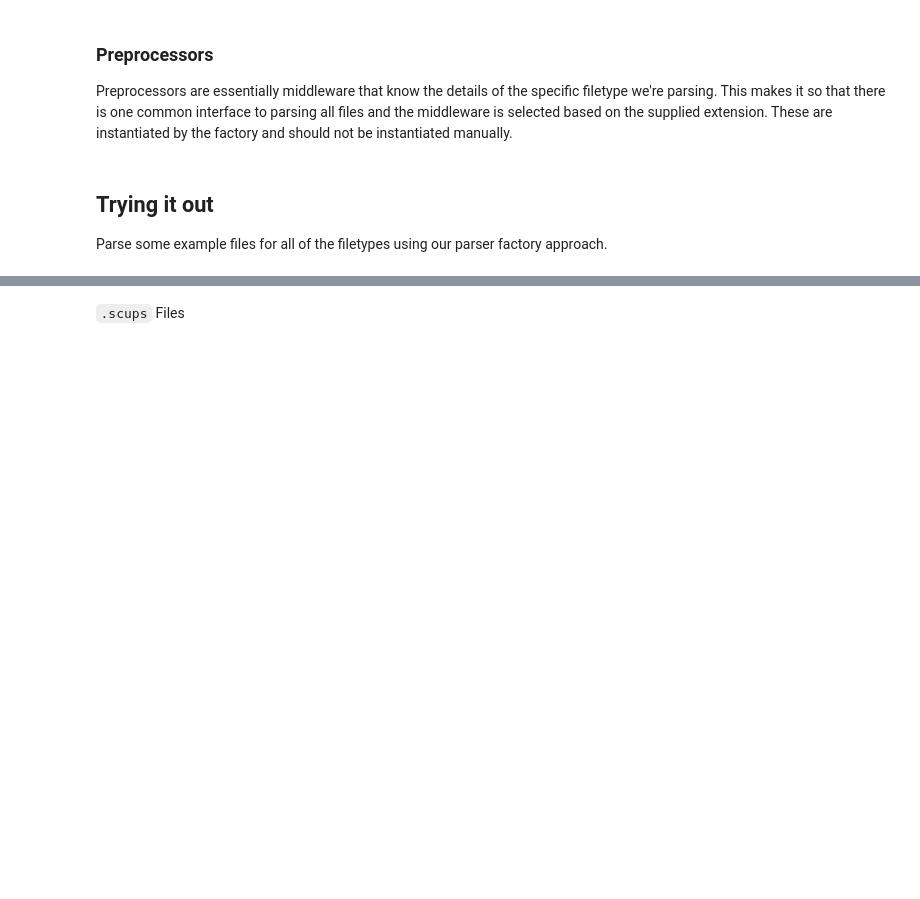
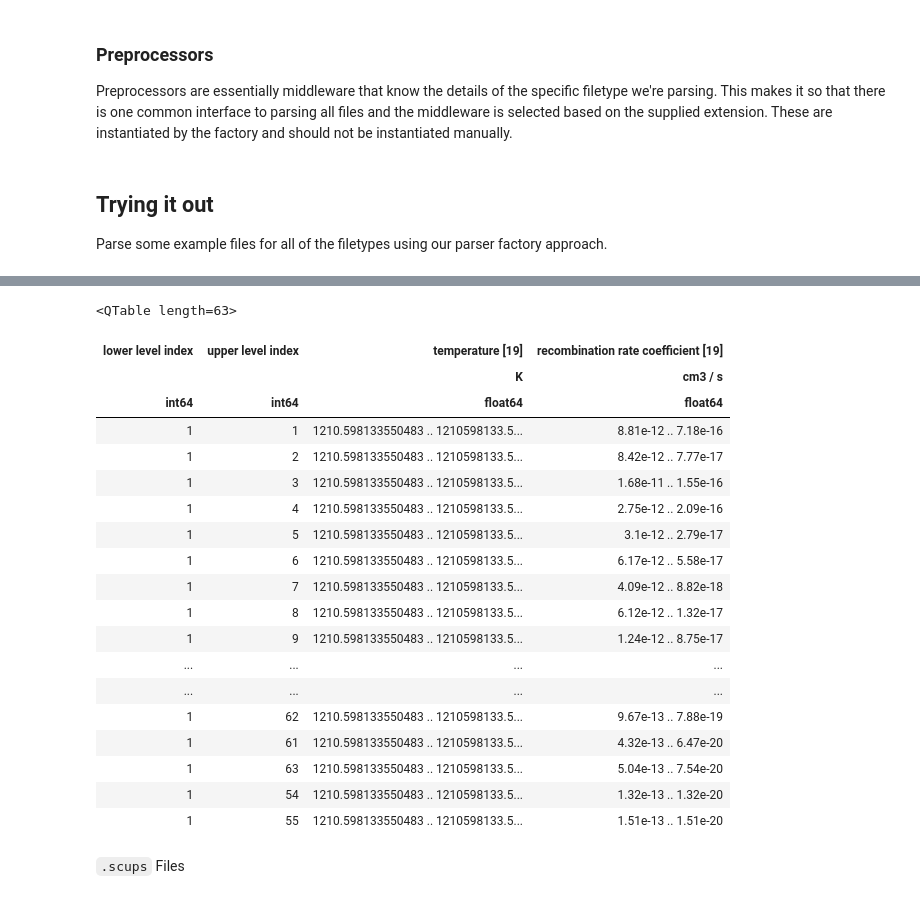
Before and after one commit to wtbarnes/research_notebook, a Jupyter notebook: fiasco/Parse Raw CHIANTI Data.ipynb, the cells around one changed output, grey strips where cells are left out. Cells and saved outputs as stored; diff of their text form; code cells hidden in the pictures; blank space fills up the shorter version.

```diff
--- a/fiasco/Parse Raw CHIANTI Data.ipynb
+++ b/fiasco/Parse Raw CHIANTI Data.ipynb
@@ -267,3 +455,26 @@ Parse some example files for all of the filetypes using our parser factory appro
+# %%
+Parser('al_11.reclvl').parse()
+# %% [output]
+<QTable length=63>
+| lower level index | upper level index | temperature [19] | recombination rate coefficient [19] |
+|  |  | K | cm3 / s |
+| int64 | int64 | float64 | float64 |
+| 1 | 1 | 1210.598133550483 .. 1210598133.5... | 8.81e-12 .. 7.18e-16 |
+| 1 | 2 | 1210.598133550483 .. 1210598133.5... | 8.42e-12 .. 7.77e-17 |
+| 1 | 3 | 1210.598133550483 .. 1210598133.5... | 1.68e-11 .. 1.55e-16 |
+| 1 | 4 | 1210.598133550483 .. 1210598133.5... | 2.75e-12 .. 2.09e-16 |
+| 1 | 5 | 1210.598133550483 .. 1210598133.5... | 3.1e-12 .. 2.79e-17 |
+| 1 | 6 | 1210.598133550483 .. 1210598133.5... | 6.17e-12 .. 5.58e-17 |
+| 1 | 7 | 1210.598133550483 .. 1210598133.5... | 4.09e-12 .. 8.82e-18 |
+| 1 | 8 | 1210.598133550483 .. 1210598133.5... | 6.12e-12 .. 1.32e-17 |
+| 1 | 9 | 1210.598133550483 .. 1210598133.5... | 1.24e-12 .. 8.75e-17 |
+| ... | ... | ... | ... |
+| ... | ... | ... | ... |
+| 1 | 62 | 1210.598133550483 .. 1210598133.5... | 9.67e-13 .. 7.88e-19 |
+| 1 | 61 | 1210.598133550483 .. 1210598133.5... | 4.32e-13 .. 6.47e-20 |
+| 1 | 63 | 1210.598133550483 .. 1210598133.5... | 5.04e-13 .. 7.54e-20 |
+| 1 | 54 | 1210.598133550483 .. 1210598133.5... | 1.32e-13 .. 1.32e-20 |
+| 1 | 55 | 1210.598133550483 .. 1210598133.5... | 1.51e-13 .. 1.51e-20 |
 # %% [markdown]
  `.scups` Files
 # %%
```
Also changed, not shown: parts of 26 cells of this notebook, 2 other files.
